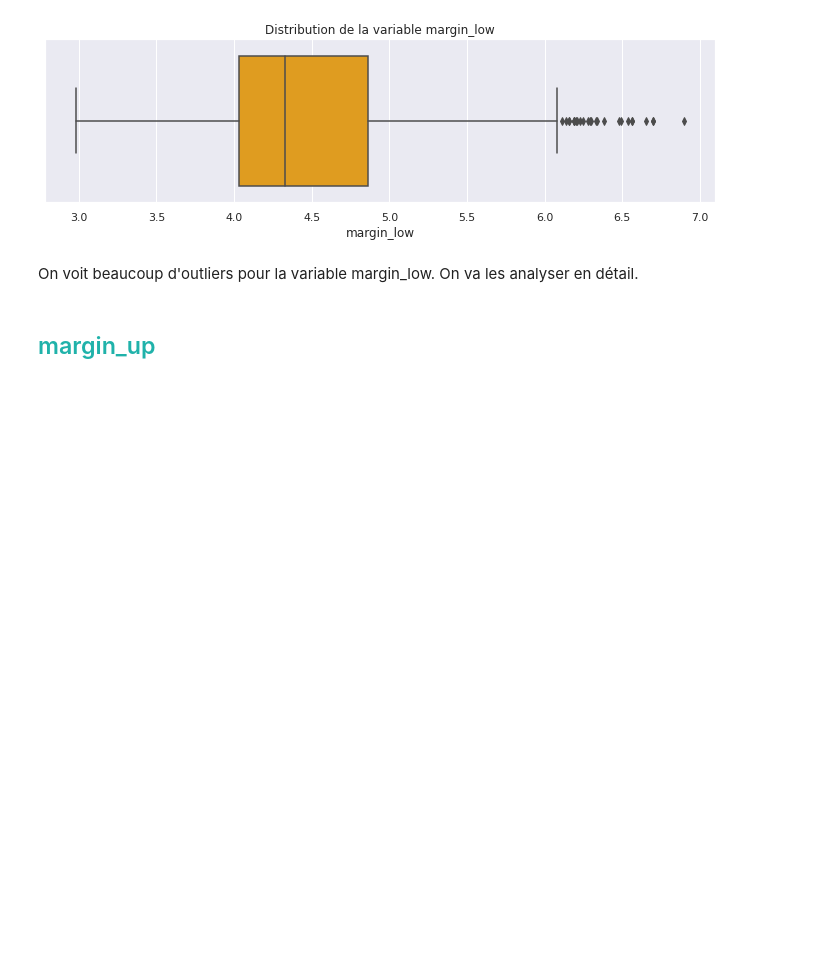
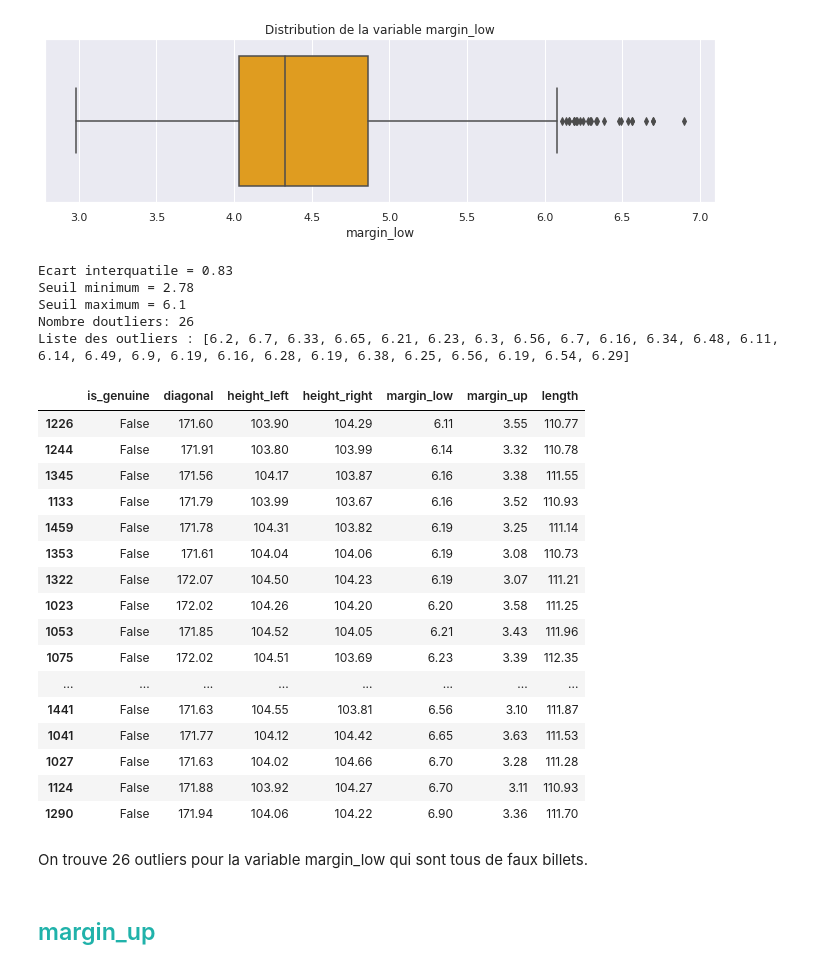
Before and after one commit to Randasabag/Detectez-des-faux-billets-avec-R-ou-Python, a Jupyter notebook: P10.ipynb, the cells around one changed output. Cells and saved outputs as stored; diff of their text form; code cells hidden in the pictures; blank space fills up the shorter version.

```diff
--- a/P10.ipynb
+++ b/P10.ipynb
@@ -284,8 +374,38 @@ plt.show
 # %% [output]
 <function matplotlib.pyplot.show(*args, **kw)>
 [figure]
-# %% [markdown]
-On voit beaucoup d'outliers pour la variable margin_low. On va les analyser en détail.
+# %%
+#affichage des outliers
+liste_outliers(df_billets, 'margin_low')
+# %% [output]
+Ecart interquatile = 0.83
+Seuil minimum = 2.78
+Seuil maximum = 6.1
+Nombre doutliers: 26
+Liste des outliers : [6.2, 6.7, 6.33, 6.65, 6.21, 6.23, 6.3, 6.56, 6.7, 6.16, 6.34, 6.48, 6.11, 6.14, 6.49, 6.9, 6.19, 6.16, 6.28, 6.19, 6.38, 6.25, 6.56, 6.19, 6.54, 6.29]
+# %%
+l=[6.2, 6.7, 6.33, 6.65, 6.21, 6.23, 6.3, 6.56, 6.7, 6.16, 6.34, 6.48, 6.11, 6.14, 6.49, 6.9, 6.19, 6.16, 6.28, 6.19, 6.38, 6.25, 6.56, 6.19, 6.54, 6.29]
+df_billets[df_billets['margin_low'].isin (l)].sort_values('margin_low')
+# %% [output]
+|  | is_genuine | diagonal | height_left | height_right | margin_low | margin_up | length |
+| 1226 | False | 171.60 | 103.90 | 104.29 | 6.11 | 3.55 | 110.77 |
+| 1244 | False | 171.91 | 103.80 | 103.99 | 6.14 | 3.32 | 110.78 |
+| 1345 | False | 171.56 | 104.17 | 103.87 | 6.16 | 3.38 | 111.55 |
+| 1133 | False | 171.79 | 103.99 | 103.67 | 6.16 | 3.52 | 110.93 |
+| 1459 | False | 171.78 | 104.31 | 103.82 | 6.19 | 3.25 | 111.14 |
+| 1353 | False | 171.61 | 104.04 | 104.06 | 6.19 | 3.08 | 110.73 |
+| 1322 | False | 172.07 | 104.50 | 104.23 | 6.19 | 3.07 | 111.21 |
+| 1023 | False | 172.02 | 104.26 | 104.20 | 6.20 | 3.58 | 111.25 |
+| 1053 | False | 171.85 | 104.52 | 104.05 | 6.21 | 3.43 | 111.96 |
+| 1075 | False | 172.02 | 104.51 | 103.69 | 6.23 | 3.39 | 112.35 |
+| ... | ... | ... | ... | ... | ... | ... | ... |
+| 1441 | False | 171.63 | 104.55 | 103.81 | 6.56 | 3.10 | 111.87 |
+| 1041 | False | 171.77 | 104.12 | 104.42 | 6.65 | 3.63 | 111.53 |
+| 1027 | False | 171.63 | 104.02 | 104.66 | 6.70 | 3.28 | 111.28 |
+| 1124 | False | 171.88 | 103.92 | 104.27 | 6.70 | 3.11 | 110.93 |
+| 1290 | False | 171.94 | 104.06 | 104.22 | 6.90 | 3.36 | 111.70 |
+# %% [markdown]
+On trouve 26 outliers pour la variable margin_low qui sont tous de faux billets.
 # %% [markdown]
 ## <a name="C11"><font color='LightSeaGreen'>margin_up</font></a>
 # %%
```
Also changed, not shown: parts of 18 cells of this notebook.
